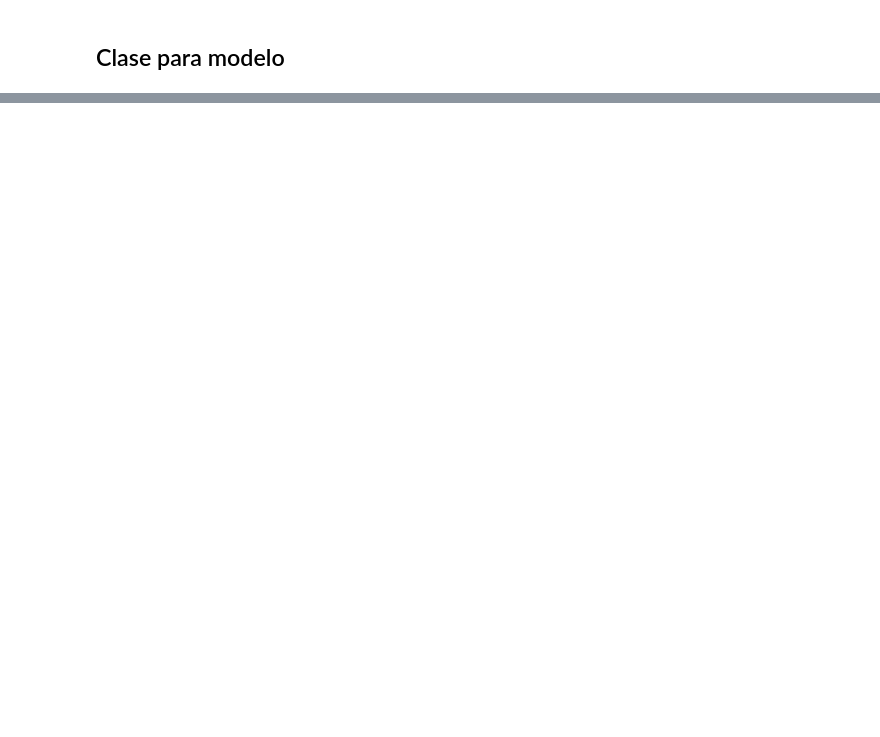
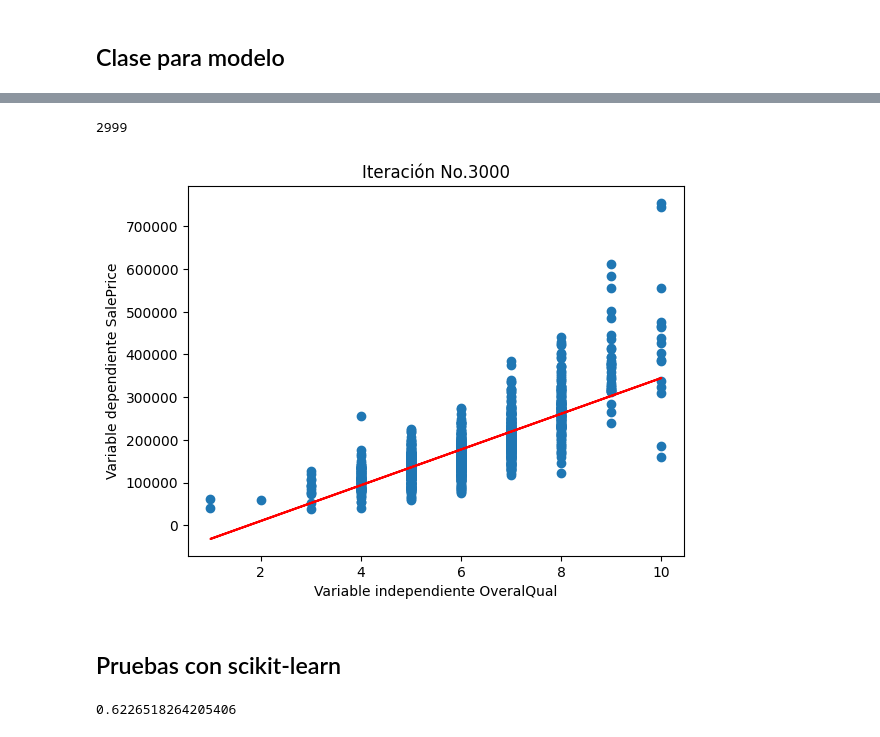
Before and after one commit to surizar2/ProyectoRegresionProgra, a Jupyter notebook: Proyecto Regresion Lineal.ipynb, the cells around one changed output, grey strips where cells are left out. Cells and saved outputs as stored; diff of their text form; code cells hidden in the pictures; blank space fills up the shorter version.

```diff
--- a/Proyecto Regresion Lineal.ipynb
+++ b/Proyecto Regresion Lineal.ipynb
@@ -246,0 +271,7 @@ PruebaReg.PlotError()
+# %%
+ModeloOveralqual.PlotEvo()
+# %% [output]
+2999
+[figure, added]
+# %% [markdown]
+## Pruebas con scikit-learn
@@ -246,0 +283,6 @@ PruebaReg.PlotError()
+# %%
+Reg1 = LinearRegression()
+Reg1.fit(x1,y)
+print(Reg1.score(x1,y))
+# %% [output]
+0.6226518264205406
```
Also changed, not shown: parts of 42 cells of this notebook.
